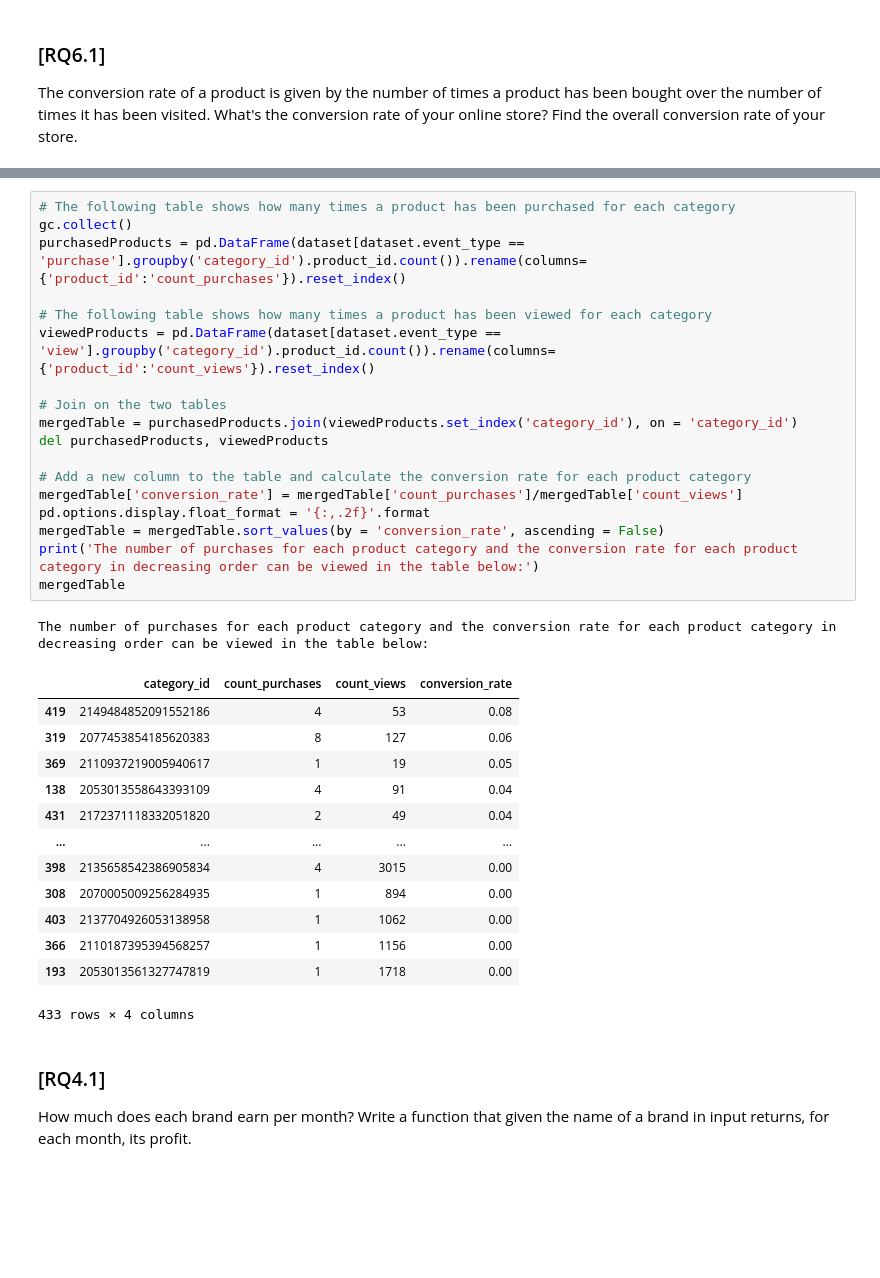
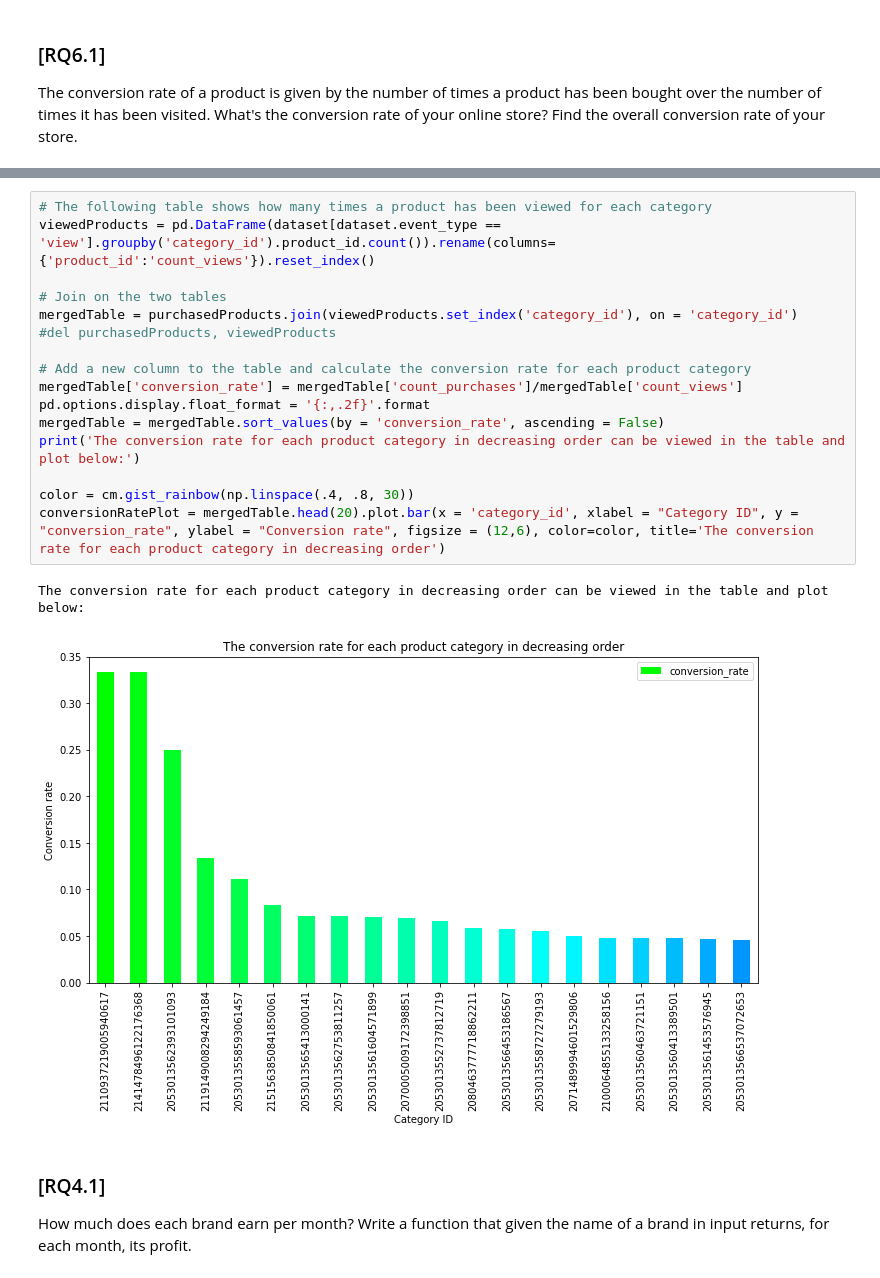
Before and after one commit to freebirdT/ADM_homework2, a Jupyter notebook: main.ipynb, the cells around one changed output, grey strips where cells are left out. Cells and saved outputs as stored; diff of their text form; blank space fills up the shorter version.

```diff
--- a/main.ipynb
+++ b/main.ipynb
@@ -275,36 +308,22 @@ Plot the number of purchases of each category and show the conversion rate of ea
 # %%
-# The following table shows how many times a product has been purchased for each category
-gc.collect()
-purchasedProducts = pd.DataFrame(dataset[dataset.event_type == 'purchase'].groupby('category_id').product_id.count()).rename(columns={'product_id':'count_purchases'}).reset_index()
-
 # The following table shows how many times a product has been viewed for each category
 viewedProducts = pd.DataFrame(dataset[dataset.event_type == 'view'].groupby('category_id').product_id.count()).rename(columns={'product_id':'count_views'}).reset_index()
 
 # Join on the two tables
 mergedTable = purchasedProducts.join(viewedProducts.set_index('category_id'), on = 'category_id')
-del purchasedProducts, viewedProducts
+#del purchasedProducts, viewedProducts
 
 # Add a new column to the table and calculate the conversion rate for each product category
 mergedTable['conversion_rate'] = mergedTable['count_purchases']/mergedTable['count_views']
 pd.options.display.float_format = '{:,.2f}'.format
 mergedTable = mergedTable.sort_values(by = 'conversion_rate', ascending = False)
-print('The number of purchases for each product category and the conversion rate for each product category in decreasing order can be viewed in the table below:')
-mergedTable
+print('The conversion rate for each product category in decreasing order can be viewed in the table and plot below:')
+
+color = cm.gist_rainbow(np.linspace(.4, .8, 30))
+conversionRatePlot = mergedTable.head(20).plot.bar(x = 'category_id', xlabel = "Category ID", y = "conversion_rate", ylabel = "Conversion rate", figsize = (12,6), color=color, title='The conversion rate for each product category in decreasing order')
 # %% [output]
-The number of purchases for each product category and the conversion rate for each product category in decreasing order can be viewed in the table below:
+The conversion rate for each product category in decreasing order can be viewed in the table and plot below:
-|  | category_id | count_purchases | count_views | conversion_rate |
-| 419 | 2149484852091552186 | 4 | 53 | 0.08 |
-| 319 | 2077453854185620383 | 8 | 127 | 0.06 |
-| 369 | 2110937219005940617 | 1 | 19 | 0.05 |
-| 138 | 2053013558643393109 | 4 | 91 | 0.04 |
-| 431 | 2172371118332051820 | 2 | 49 | 0.04 |
-| ... | ... | ... | ... | ... |
-| 398 | 2135658542386905834 | 4 | 3015 | 0.00 |
-| 308 | 2070005009256284935 | 1 | 894 | 0.00 |
-| 403 | 2137704926053138958 | 1 | 1062 | 0.00 |
-| 366 | 2110187395394568257 | 1 | 1156 | 0.00 |
-| 193 | 2053013561327747819 | 1 | 1718 | 0.00 |
-433 rows × 4 columns
+[figure, added]
 # %% [markdown]
 ### [RQ4.1]
 How much does each brand earn per month? Write a function that given the name of a brand in input returns, for each month, its profit.
```
Also changed, not shown: parts of 14 cells of this notebook.
